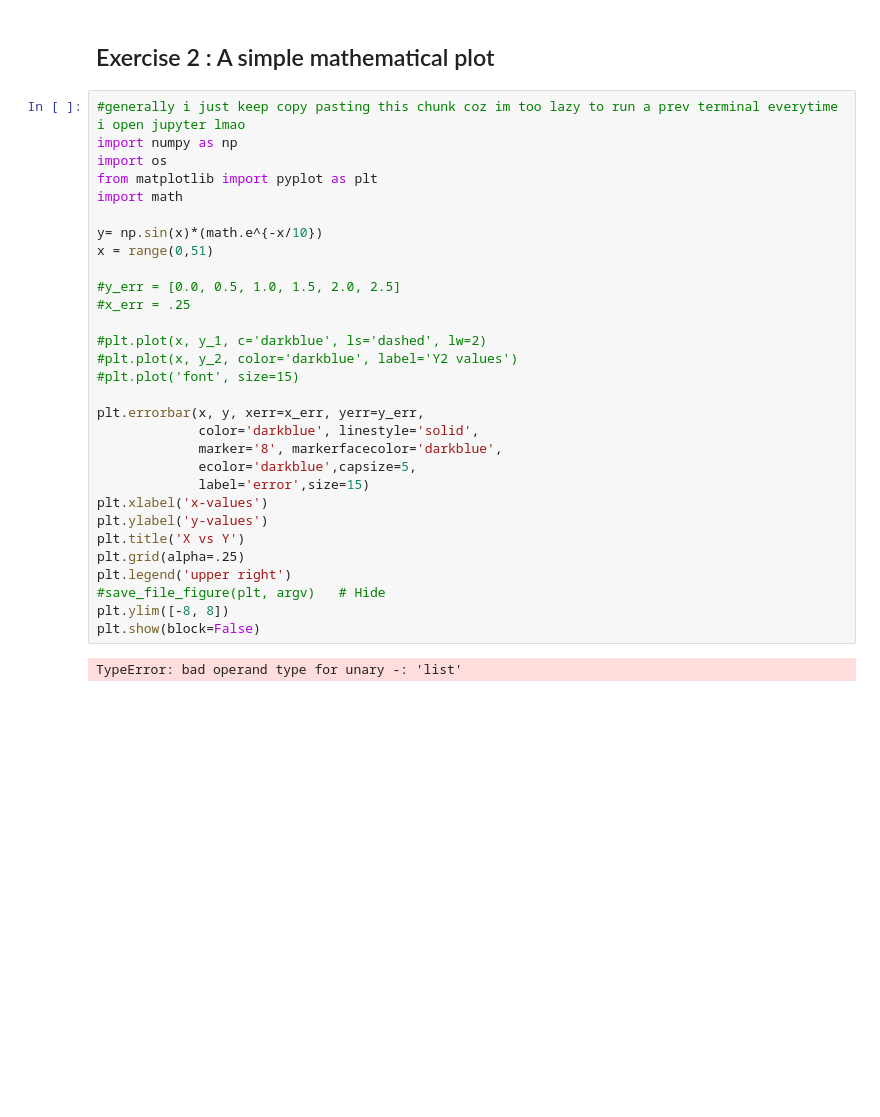
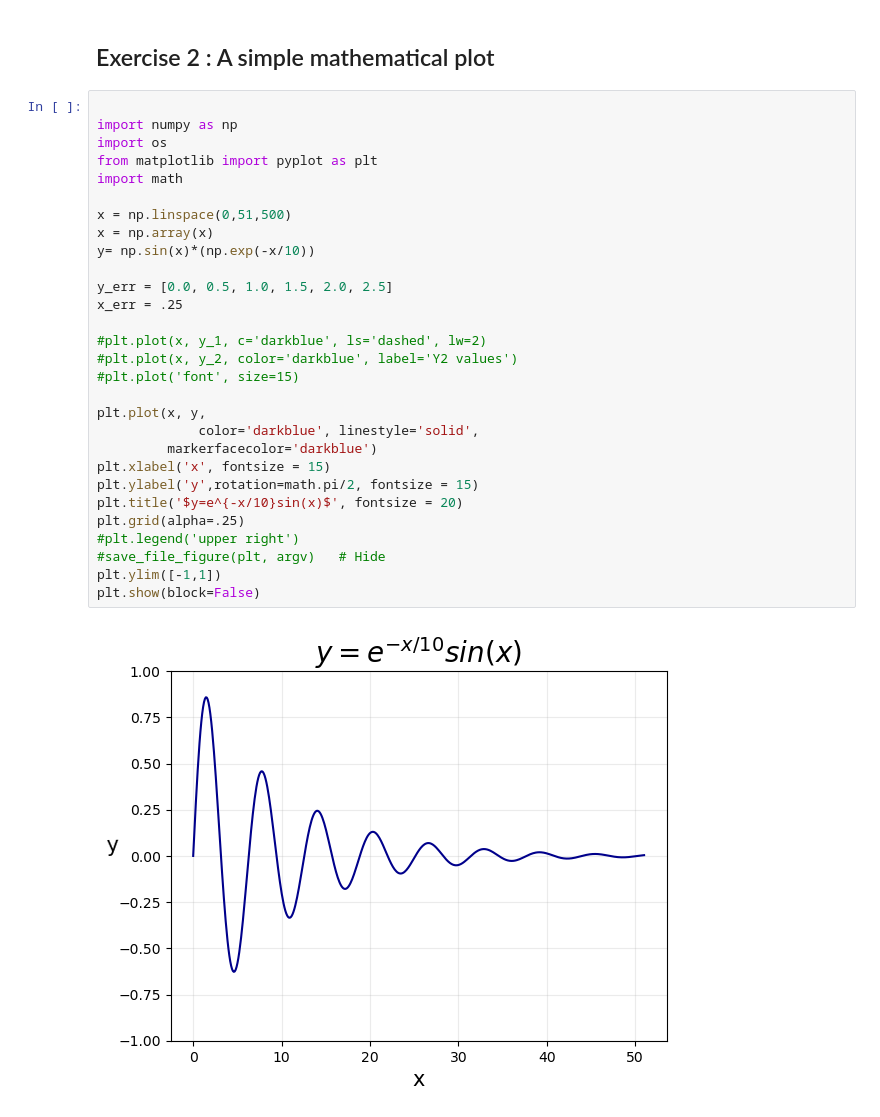
Before and after one commit to SPS-SP2273/learning-portfolio-keriperip, a Jupyter notebook: plotting/plotting_(need).ipynb, the cells around one changed output. Saved outputs shown, nothing was run; the diff lists cells and outputs as text; blank space fills up the shorter version.

```diff
--- a/plotting/plotting_(need).ipynb
+++ b/plotting/plotting_(need).ipynb
@@ -395,34 +397,33 @@ plt.show(block=False)
 # %% [markdown]
 ## Exercise 2 :  A simple mathematical plot
 # %%
-#generally i just keep copy pasting this chunk coz im too lazy to run a prev terminal everytime i open jupyter lmao
+
 import numpy as np
 import os
 from matplotlib import pyplot as plt
 import math
 
-y= np.sin(x)*(math.e^{-x/10})
-x = range(0,51)
+x = np.linspace(0,51,500)
+x = np.array(x)
+y= np.sin(x)*(np.exp(-x/10))
 
-#y_err = [0.0, 0.5, 1.0, 1.5, 2.0, 2.5]
-#x_err = .25
+y_err = [0.0, 0.5, 1.0, 1.5, 2.0, 2.5]
+x_err = .25
 
 #plt.plot(x, y_1, c='darkblue', ls='dashed', lw=2)
 #plt.plot(x, y_2, color='darkblue', label='Y2 values')
 #plt.plot('font', size=15)
 
-plt.errorbar(x, y, xerr=x_err, yerr=y_err,
+plt.plot(x, y,
              color='darkblue', linestyle='solid',
-             marker='8', markerfacecolor='darkblue',
-             ecolor='darkblue',capsize=5,
-             label='error',size=15)
-plt.xlabel('x-values')
-plt.ylabel('y-values')
-plt.title('X vs Y')
+         markerfacecolor='darkblue')
+plt.xlabel('x', fontsize = 15)
+plt.ylabel('y',rotation=math.pi/2, fontsize = 15)
+plt.title('$y=e^{-x/10}sin(x)$', fontsize = 20)
 plt.grid(alpha=.25)
-plt.legend('upper right')
+#plt.legend('upper right')
 #save_file_figure(plt, argv)   # Hide
-plt.ylim([-8, 8])
+plt.ylim([-1,1])
 plt.show(block=False)
 # %% [output]
-TypeError: bad operand type for unary -: 'list'
+[figure, added]
```
Also changed, not shown: parts of 5 cells of this notebook, 1 other file.
